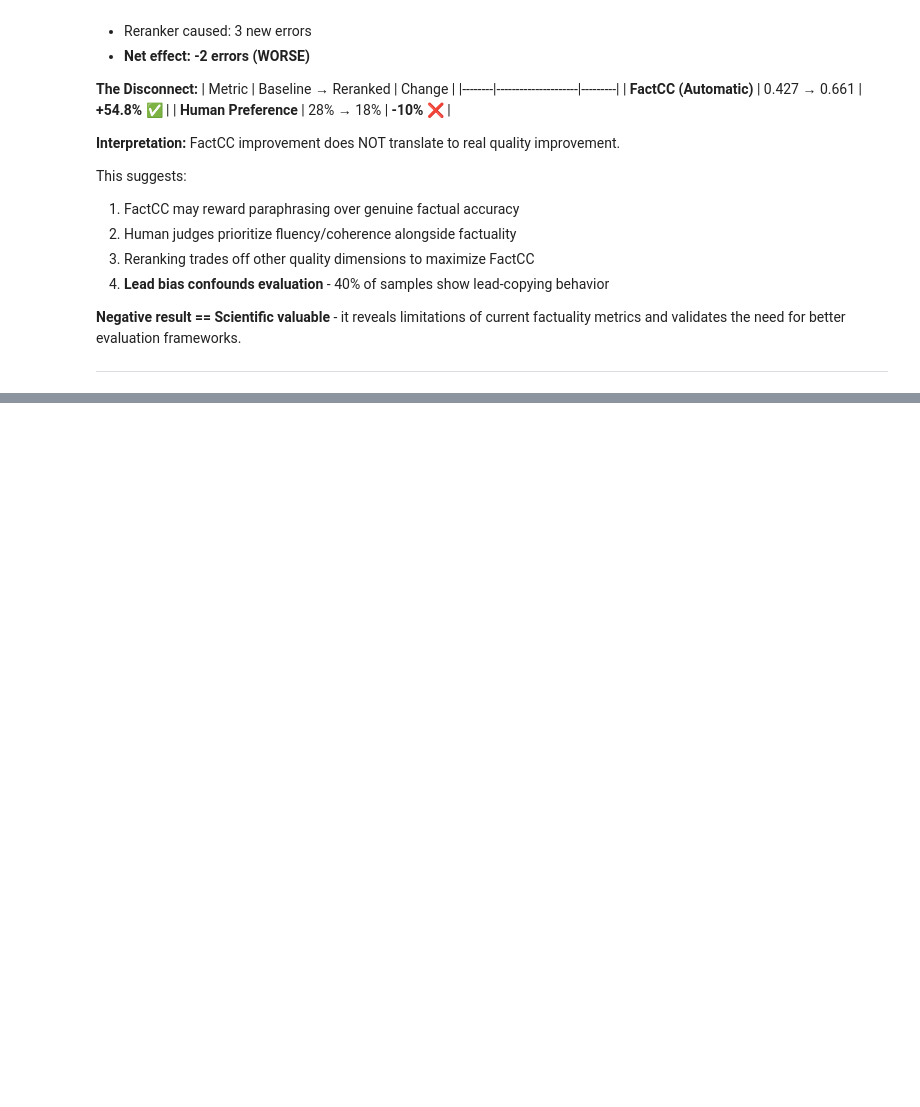
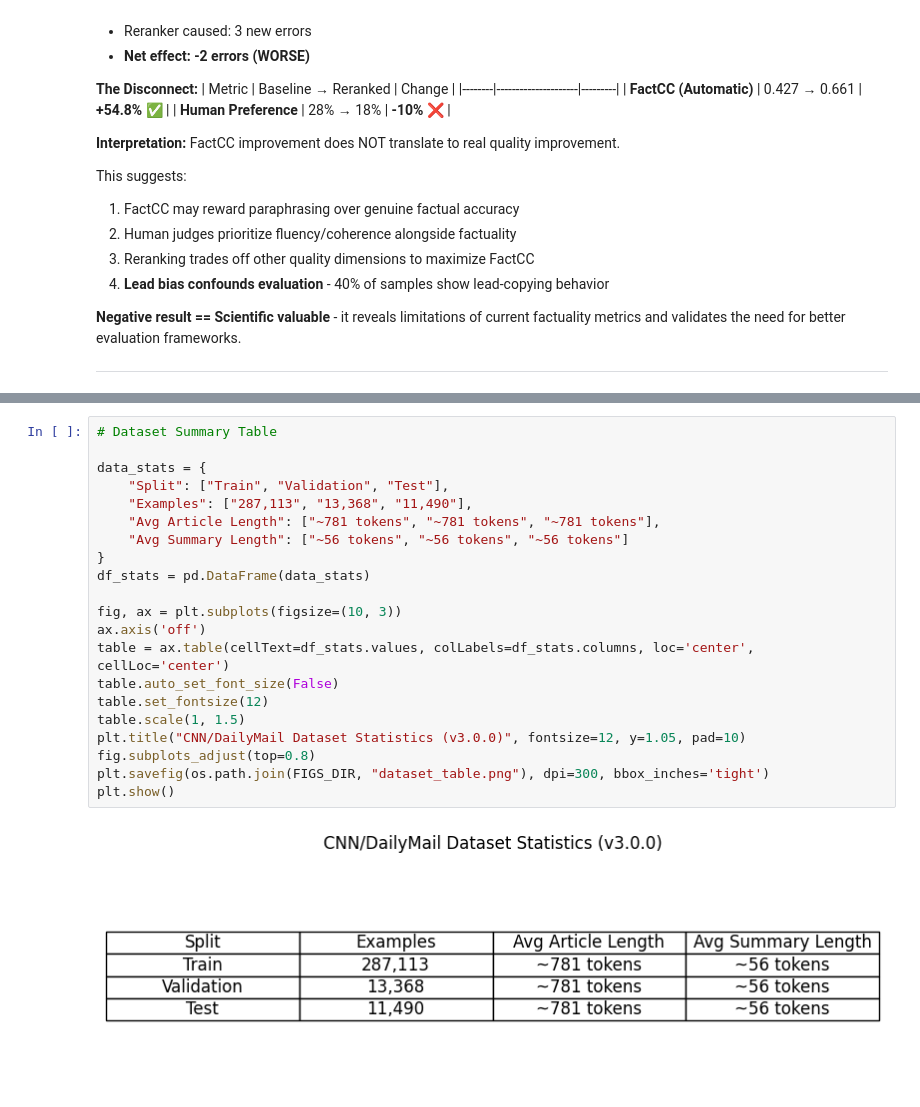
Before and after one commit to rPowDS/MIDS266-NLP-final-project, a Jupyter notebook: # 08_Evaluation_&_Statistics.ipynb, the cells around one changed output, grey strips where cells are left out. Saved outputs shown, nothing was run; the diff lists cells and outputs as text; blank space fills up the shorter version.

```diff
--- a/# 08_Evaluation_&_Statistics.ipynb
+++ b/# 08_Evaluation_&_Statistics.ipynb
@@ -638,0 +572,23 @@ Generating Human vs. Metric Comparison...
+# %%
+# Dataset Summary Table
+
+data_stats = {
+    "Split": ["Train", "Validation", "Test"],
+    "Examples": ["287,113", "13,368", "11,490"],
+    "Avg Article Length": ["~781 tokens", "~781 tokens", "~781 tokens"],
+    "Avg Summary Length": ["~56 tokens", "~56 tokens", "~56 tokens"]
+}
+df_stats = pd.DataFrame(data_stats)
+
+fig, ax = plt.subplots(figsize=(10, 3))
+ax.axis('off')
+table = ax.table(cellText=df_stats.values, colLabels=df_stats.columns, loc='center', cellLoc='center')
+table.auto_set_font_size(False)
+table.set_fontsize(12)
+table.scale(1, 1.5)
+plt.title("CNN/DailyMail Dataset Statistics (v3.0.0)", fontsize=12, y=1.05, pad=10)
+fig.subplots_adjust(top=0.8)
+plt.savefig(os.path.join(FIGS_DIR, "dataset_table.png"), dpi=300, bbox_inches='tight')
+plt.show()
+# %% [output]
+[figure, added]
```
Also changed, not shown: parts of 12 cells of this notebook, 12 other files.
